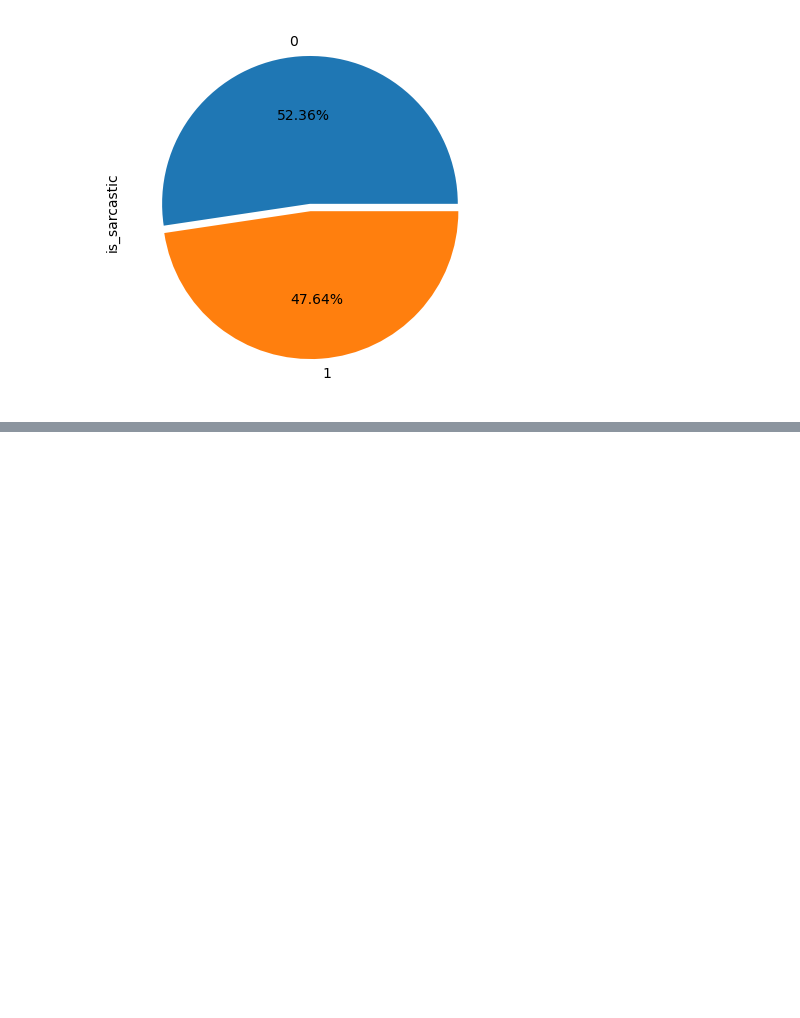
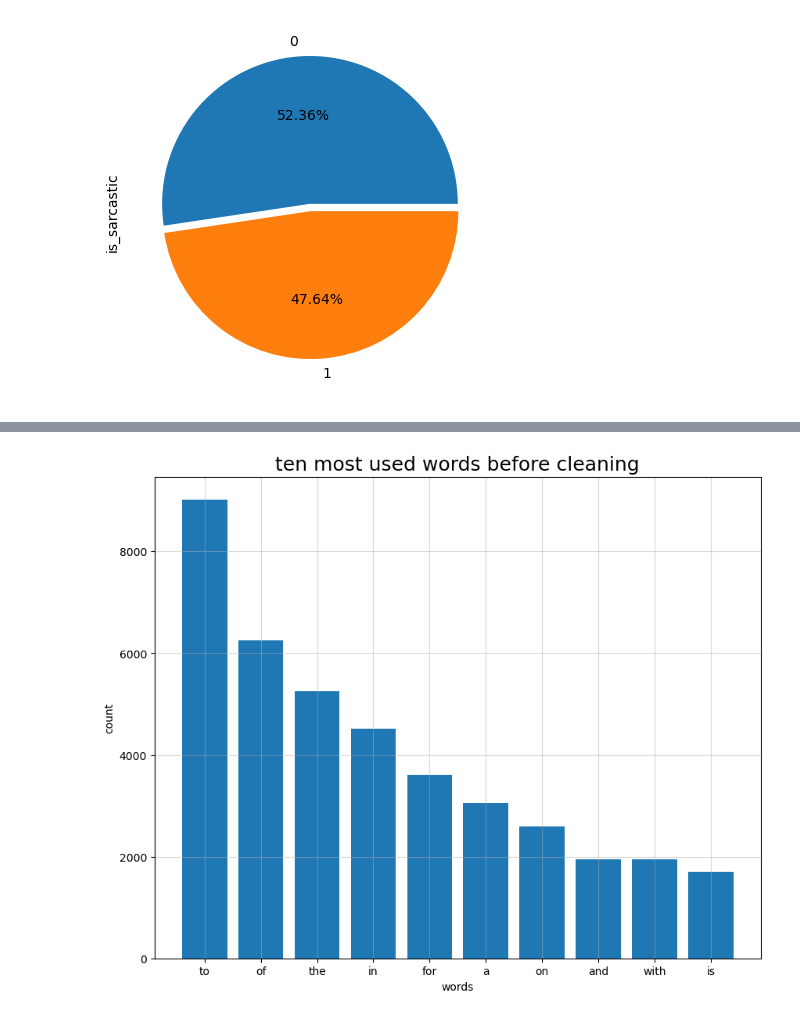
Before and after one commit to chris-j-weber/TraMSD, a Jupyter notebook: data/headline.ipynb, the cells around one changed output, grey strips where cells are left out. Cells and saved outputs as stored; diff of their text form; code cells hidden in the pictures; blank space fills up the shorter version.

Commit message:
pre-process data and split into train, valid and test

```diff
--- a/data/headline.ipynb
+++ b/data/headline.ipynb
@@ -65,3 +60,6 @@ df['is_sarcastic'].value_counts().plot(kind='pie', autopct='%.2f%%', explode=[0.
 # %% [output]
 <Axes: ylabel='is_sarcastic'>
 [figure]
+# %%
+df = df.drop(['article_link'], axis=1)
+df.drop_duplicates(subset=['headline'], inplace = True)
@@ -67,0 +77,4 @@ df['is_sarcastic'].value_counts().plot(kind='pie', autopct='%.2f%%', explode=[0.
+# %%
+origin = df['headline']
+df['headline'] = df['headline'].apply(lambda x: re.sub(r'[^a-zA-Z\s]', '', x.lower()))
+df['headline'] = df['headline'].apply(lambda x: re.sub('\s+', ' ', x).strip())
@@ -67,0 +111,16 @@ df['is_sarcastic'].value_counts().plot(kind='pie', autopct='%.2f%%', explode=[0.
+# %%
+words = []
+for text in origin:
+    words.extend(text.split())
+word_count = collections.Counter(words)
+top_words = dict(word_count.most_common(10))
+plt.figure(figsize = (10, 8))
+plt.bar(range(len(top_words)), list(top_words.values()), align='center')
+plt.xticks(range(len(top_words)), list(top_words.keys()))
+plt.grid(alpha = 0.5)
+plt.title('ten most used words before cleaning', fontsize = 18)
+plt.xlabel('words')
+plt.ylabel('count')
+plt.show()
+# %% [output]
+[figure, added]
```
Also changed, not shown: parts of 18 cells of this notebook, 5 other files.
